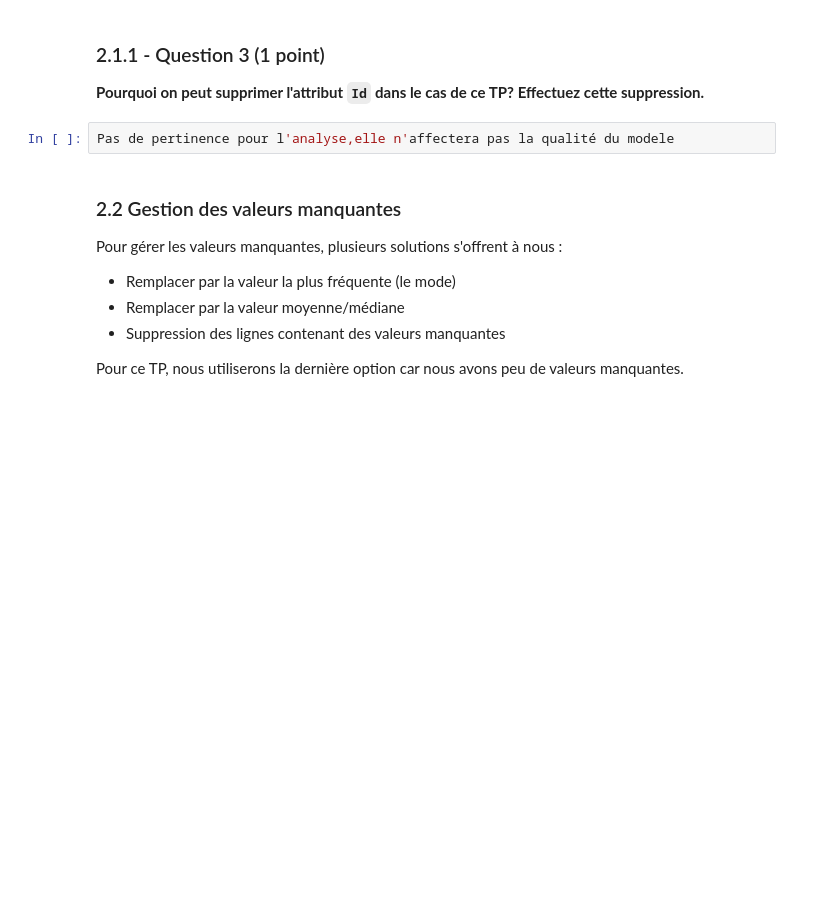
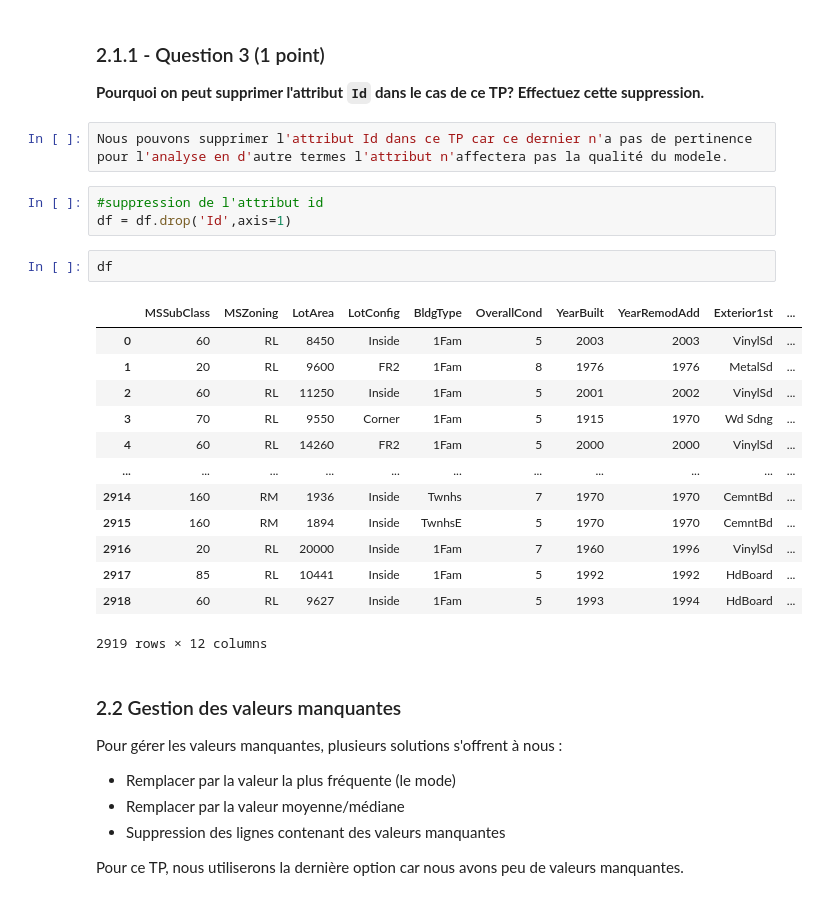
Before and after one commit to GraciaKasereka/GraciaKasereka, a Jupyter notebook: TP1.ipynb, the cells around one changed output. Cells and saved outputs as stored; diff of their text form; blank space fills up the shorter version.

```diff
--- a/TP1.ipynb
+++ b/TP1.ipynb
@@ -166,7 +166,26 @@ le dataset fourni contient 13 éléments, avec des attributs qualitatifs (type d
 
 **Pourquoi on peut supprimer l'attribut `Id` dans le cas de ce TP? Effectuez cette suppression.**
 # %%
-Pas de pertinence pour l'analyse,elle n'affectera pas la qualité du modele
+Nous pouvons supprimer l'attribut Id dans ce TP car ce dernier n'a pas de pertinence pour l'analyse en d'autre termes l'attribut n'affectera pas la qualité du modele.
+# %%
+#suppression de l'attribut id
+df = df.drop('Id',axis=1)
+# %%
+df
+# %% [output]
+|  | MSSubClass | MSZoning | LotArea | LotConfig | BldgType | OverallCond | YearBuilt | YearRemodAdd | Exterior1st | ... |
+| 0 | 60 | RL | 8450 | Inside | 1Fam | 5 | 2003 | 2003 | VinylSd | ... |
+| 1 | 20 | RL | 9600 | FR2 | 1Fam | 8 | 1976 | 1976 | MetalSd | ... |
+| 2 | 60 | RL | 11250 | Inside | 1Fam | 5 | 2001 | 2002 | VinylSd | ... |
+| 3 | 70 | RL | 9550 | Corner | 1Fam | 5 | 1915 | 1970 | Wd Sdng | ... |
+| 4 | 60 | RL | 14260 | FR2 | 1Fam | 5 | 2000 | 2000 | VinylSd | ... |
+| ... | ... | ... | ... | ... | ... | ... | ... | ... | ... | ... |
+| 2914 | 160 | RM | 1936 | Inside | Twnhs | 7 | 1970 | 1970 | CemntBd | ... |
+| 2915 | 160 | RM | 1894 | Inside | TwnhsE | 5 | 1970 | 1970 | CemntBd | ... |
+| 2916 | 20 | RL | 20000 | Inside | 1Fam | 7 | 1960 | 1996 | VinylSd | ... |
+| 2917 | 85 | RL | 10441 | Inside | 1Fam | 5 | 1992 | 1992 | HdBoard | ... |
+| 2918 | 60 | RL | 9627 | Inside | 1Fam | 5 | 1993 | 1994 | HdBoard | ... |
+2919 rows × 12 columns
 # %% [markdown]
 ### 2.2 Gestion des valeurs manquantes
 
```
Also changed, not shown: parts of 2 cells of this notebook.
